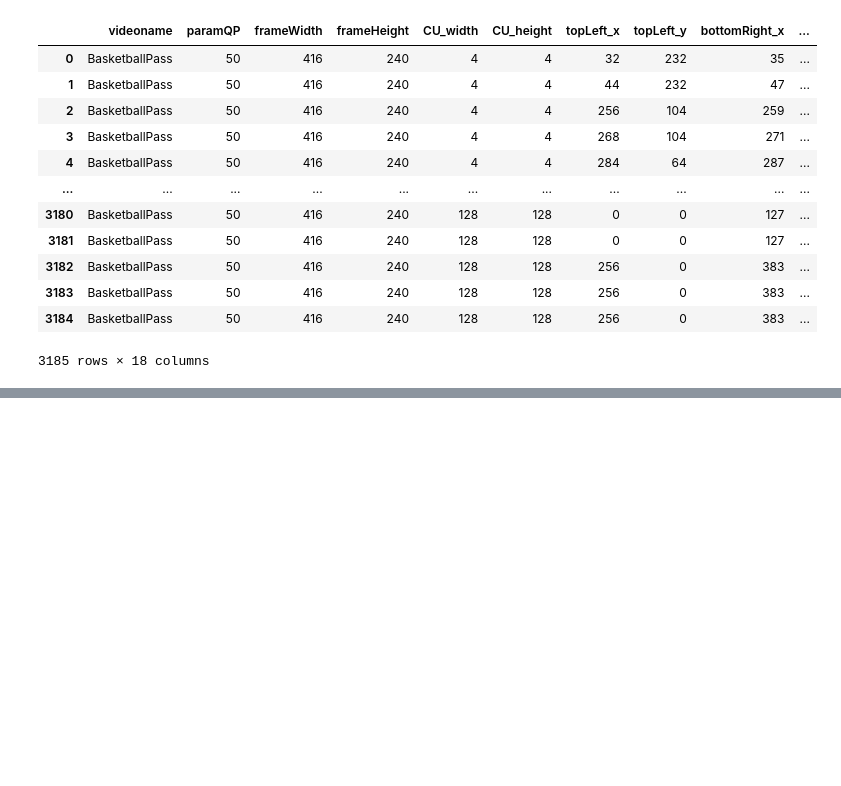
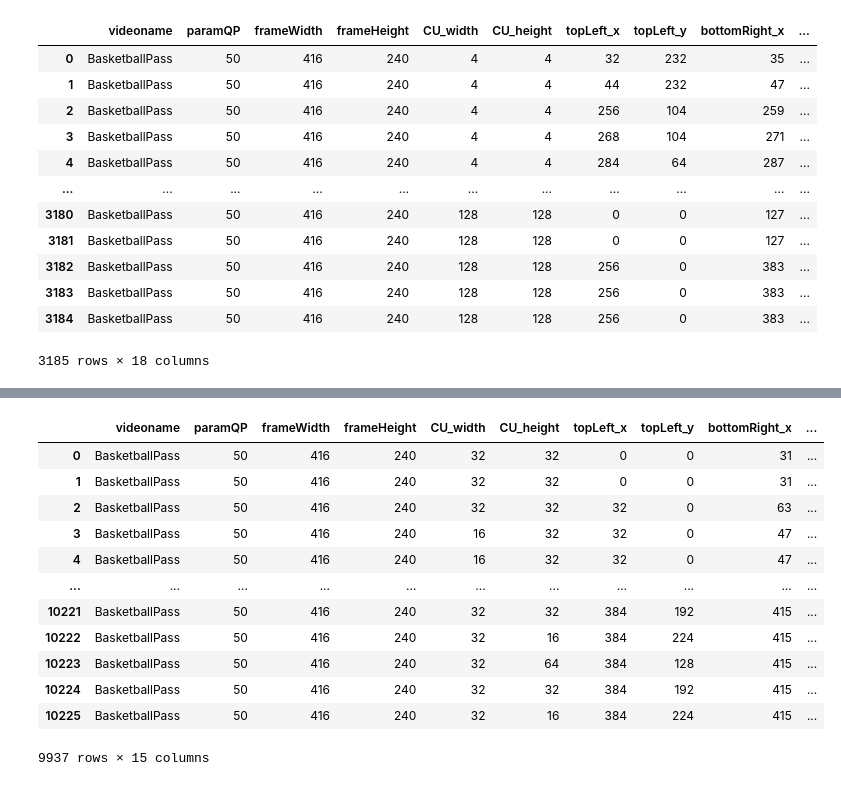
Before and after one commit to mclindino/TCC, a Jupyter notebook: Software/source/Extract_Features_Image.ipynb, the cells around one changed output, grey strips where cells are left out. Cells and saved outputs as stored; diff of their text form; code cells hidden in the pictures; blank space fills up the shorter version.

```diff
--- a/Software/source/Extract_Features_Image.ipynb
+++ b/Software/source/Extract_Features_Image.ipynb
@@ -471 +427,19 @@ Name: CU_width, dtype: int64
+# %%
+target_com = pd.read_csv('../files/dataset_BasketballPass_50_target_ComFor.csv')
+target_com.drop_duplicates(inplace = True)
+target_com
+# %% [output]
+|  | videoname | paramQP | frameWidth | frameHeight | CU_width | CU_height | topLeft_x | topLeft_y | bottomRight_x | ... |
+| 0 | BasketballPass | 50 | 416 | 240 | 32 | 32 | 0 | 0 | 31 | ... |
+| 1 | BasketballPass | 50 | 416 | 240 | 32 | 32 | 0 | 0 | 31 | ... |
+| 2 | BasketballPass | 50 | 416 | 240 | 32 | 32 | 32 | 0 | 63 | ... |
+| 3 | BasketballPass | 50 | 416 | 240 | 16 | 32 | 32 | 0 | 47 | ... |
+| 4 | BasketballPass | 50 | 416 | 240 | 16 | 32 | 32 | 0 | 47 | ... |
+| ... | ... | ... | ... | ... | ... | ... | ... | ... | ... | ... |
+| 10221 | BasketballPass | 50 | 416 | 240 | 32 | 32 | 384 | 192 | 415 | ... |
+| 10222 | BasketballPass | 50 | 416 | 240 | 32 | 16 | 384 | 224 | 415 | ... |
+| 10223 | BasketballPass | 50 | 416 | 240 | 32 | 64 | 384 | 128 | 415 | ... |
+| 10224 | BasketballPass | 50 | 416 | 240 | 32 | 32 | 384 | 192 | 415 | ... |
+| 10225 | BasketballPass | 50 | 416 | 240 | 32 | 16 | 384 | 224 | 415 | ... |
+9937 rows × 15 columns
 # %%
```
Also changed, not shown: parts of 10 cells of this notebook, 4 other files.
